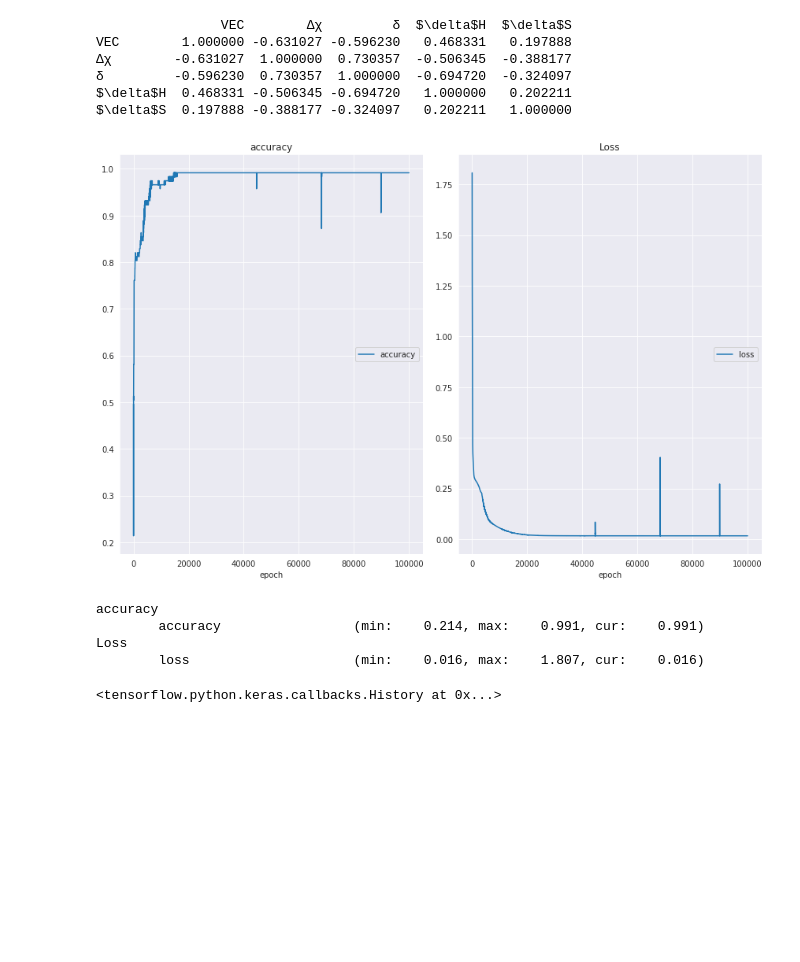
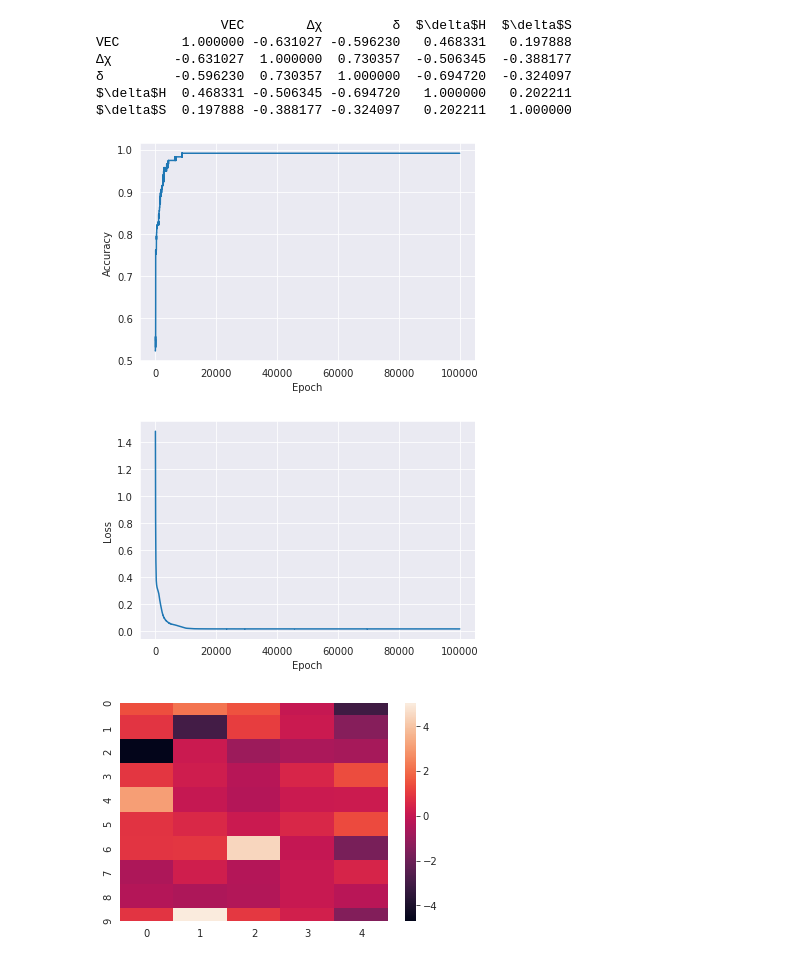
Before and after one commit to rahul-aedula95/ScientificML, a Jupyter notebook: 29/29.ipynb, the cells around one changed output. Cells and saved outputs as stored; diff of their text form; code cells hidden in the pictures; blank space fills up the shorter version.

Commit message:
Completed all plots, writeup left

```diff
--- a/29/29.ipynb
+++ b/29/29.ipynb
@@ -67,52 +65,46 @@ from livelossplot import PlotLossesKeras
 # define the model
 import tensorflow as tf
 model = Sequential()
 model.add(Dense(10, input_shape=(5,),activation='relu'))
 model.add(Dense(10,activation='relu'))
 model.add(Dense(3,activation='softmax'))
 
 model.compile(optimizer='adam', loss='binary_crossentropy', metrics=['accuracy'])
 from sklearn.model_selection import KFold
 from sklearn.model_selection import train_test_split
 #kf = KFold(n_splits=4, random_state=None, shuffle=False)
 
 X = data.drop(['Material','Phase'], axis=1).values
 
 y = pd.get_dummies(data.Phase)
 y = y.values
 # le = preprocessing.LabelEncoder()
 # le.fit(y)
 # y = le.transform(y)
-
+epoch = 100000
 
 
 
 X = np.asarray(X).astype(np.float32)
 #print (X)
-callback = tf.keras.callbacks.TensorBoard(log_dir='logs', update_freq='epoch', profile_batch=0)
+
 X_train, X_test, y_train, y_test = train_test_split(X, y, test_size=0.001)
 
 #print (y)
 
-model.fit(X_train, y_train, epochs=100000, batch_size=len(X_train), verbose=0,callbacks=[PlotLossesKeras()])
-# print (model.predict(X_test))
-# model.evaluate(X_test, y_test, verbose=1)
+history = model.fit(X_train, y_train, epochs=epoch, batch_size=len(X_train), verbose=0)
+plotter = pd.DataFrame()
+plotter['Accuracy'] = history.history['accuracy']
+plotter['Loss'] = history.history['loss']
+plotter['Epoch'] = range(1,epoch+1)
+sns.lineplot(data=plotter,x='Epoch',y='Accuracy')
+plt.show()
+sns.lineplot(data=plotter,x='Epoch',y='Loss')
+plt.show()
 
-
-# for train_index, test_index in kf.split(data):
-#     print("TRAIN:", train_index, "TEST:", test_index)
-#     X_train, X_test = X[train_index], X[test_index]
-#     y_train, y_test = y[train_index], y[test_index]
-
-#     model.fit(X_train, y_train, epochs=1000, batch_size=4, verbose=0)
-#     loss, acc = model.evaluate(X_test, y_test, verbose=0)
-#     print ("Loss", loss)
-#     print ('accuracy',acc)
-# print (y)
+sns.heatmap(model.layers[0].get_weights()[0].T)
+plt.show()
 # %% [output]
-[figure, old version]
+[figure, new version]
-accuracy
-        accuracy                 (min:    0.214, max:    0.991, cur:    0.991)
-Loss
-        loss                     (min:    0.016, max:    1.807, cur:    0.016)
-<tensorflow.python.keras.callbacks.History at 0x...>
+[figure, added]
+[figure, added]
```
Also changed, not shown: parts of 2 cells of this notebook.
